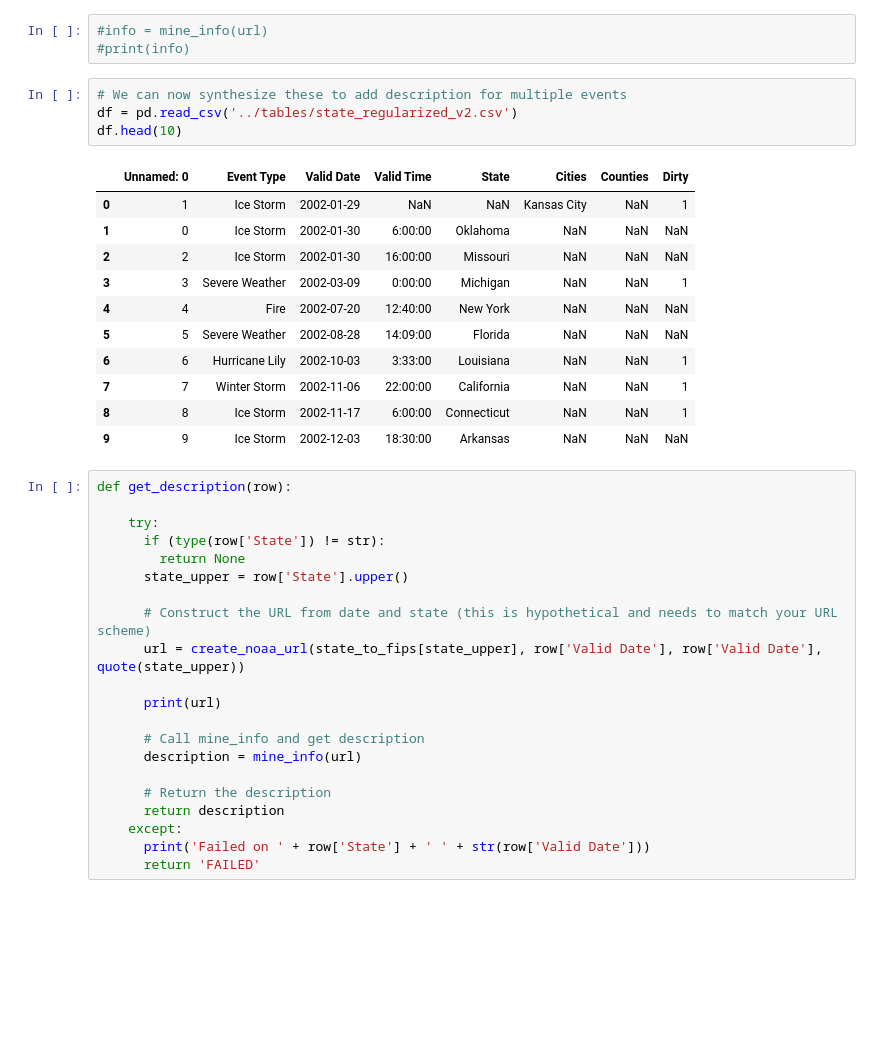
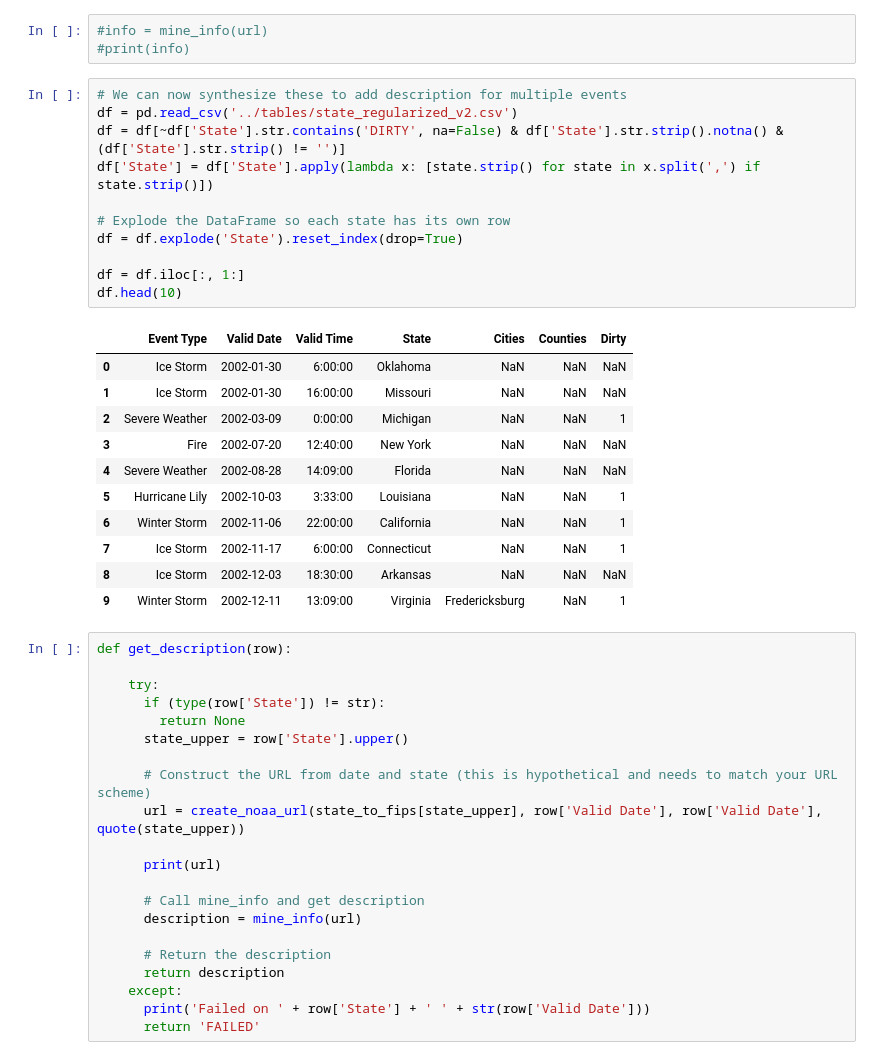
Before and after one commit to rct4/Climate_Prediction, a Jupyter notebook: dataset/OutageMiner.ipynb, the cells around one changed output. Drawn from its saved outputs; the diff is of its cells as text; blank space fills up the shorter version.

```diff
--- a/dataset/OutageMiner.ipynb
+++ b/dataset/OutageMiner.ipynb
@@ -166,22 +176,29 @@ def mine_info(url):
 # %%
 #info = mine_info(url)
 #print(info)
-# %%
-# We can now synthesize these to add description for multiple events
-df = pd.read_csv('../tables/state_regularized_v2.csv')
-df.head(10)
-# %% [output]
-|  | Unnamed: 0 | Event Type | Valid Date | Valid Time | State | Cities | Counties | Dirty |
-| 0 | 1 | Ice Storm | 2002-01-29 | NaN | NaN | Kansas City | NaN | 1 |
-| 1 | 0 | Ice Storm | 2002-01-30 | 6:00:00 | Oklahoma | NaN | NaN | NaN |
-| 2 | 2 | Ice Storm | 2002-01-30 | 16:00:00 | Missouri | NaN | NaN | NaN |
-| 3 | 3 | Severe Weather | 2002-03-09 | 0:00:00 | Michigan | NaN | NaN | 1 |
-| 4 | 4 | Fire | 2002-07-20 | 12:40:00 | New York | NaN | NaN | NaN |
-| 5 | 5 | Severe Weather | 2002-08-28 | 14:09:00 | Florida | NaN | NaN | NaN |
-| 6 | 6 | Hurricane Lily | 2002-10-03 | 3:33:00 | Louisiana | NaN | NaN | 1 |
-| 7 | 7 | Winter Storm | 2002-11-06 | 22:00:00 | California | NaN | NaN | 1 |
-| 8 | 8 | Ice Storm | 2002-11-17 | 6:00:00 | Connecticut | NaN | NaN | 1 |
-| 9 | 9 | Ice Storm | 2002-12-03 | 18:30:00 | Arkansas | NaN | NaN | NaN |
+# %%
+# We can now synthesize these to add description for multiple events
+df = pd.read_csv('../tables/state_regularized_v2.csv')
+df = df[~df['State'].str.contains('DIRTY', na=False) & df['State'].str.strip().notna() & (df['State'].str.strip() != '')]
+df['State'] = df['State'].apply(lambda x: [state.strip() for state in x.split(',') if state.strip()])
+
+# Explode the DataFrame so each state has its own row
+df = df.explode('State').reset_index(drop=True)
+
+df = df.iloc[:, 1:]
+df.head(10)
+# %% [output]
+|  | Event Type | Valid Date | Valid Time | State | Cities | Counties | Dirty |
+| 0 | Ice Storm | 2002-01-30 | 6:00:00 | Oklahoma | NaN | NaN | NaN |
+| 1 | Ice Storm | 2002-01-30 | 16:00:00 | Missouri | NaN | NaN | NaN |
+| 2 | Severe Weather | 2002-03-09 | 0:00:00 | Michigan | NaN | NaN | 1 |
+| 3 | Fire | 2002-07-20 | 12:40:00 | New York | NaN | NaN | NaN |
+| 4 | Severe Weather | 2002-08-28 | 14:09:00 | Florida | NaN | NaN | NaN |
+| 5 | Hurricane Lily | 2002-10-03 | 3:33:00 | Louisiana | NaN | NaN | 1 |
+| 6 | Winter Storm | 2002-11-06 | 22:00:00 | California | NaN | NaN | 1 |
+| 7 | Ice Storm | 2002-11-17 | 6:00:00 | Connecticut | NaN | NaN | 1 |
+| 8 | Ice Storm | 2002-12-03 | 18:30:00 | Arkansas | NaN | NaN | NaN |
+| 9 | Winter Storm | 2002-12-11 | 13:09:00 | Virginia | Fredericksburg | NaN | 1 |
 # %%
 def get_description(row):
 
```
Also changed, not shown: parts of 5 cells of this notebook, 3 other files.
